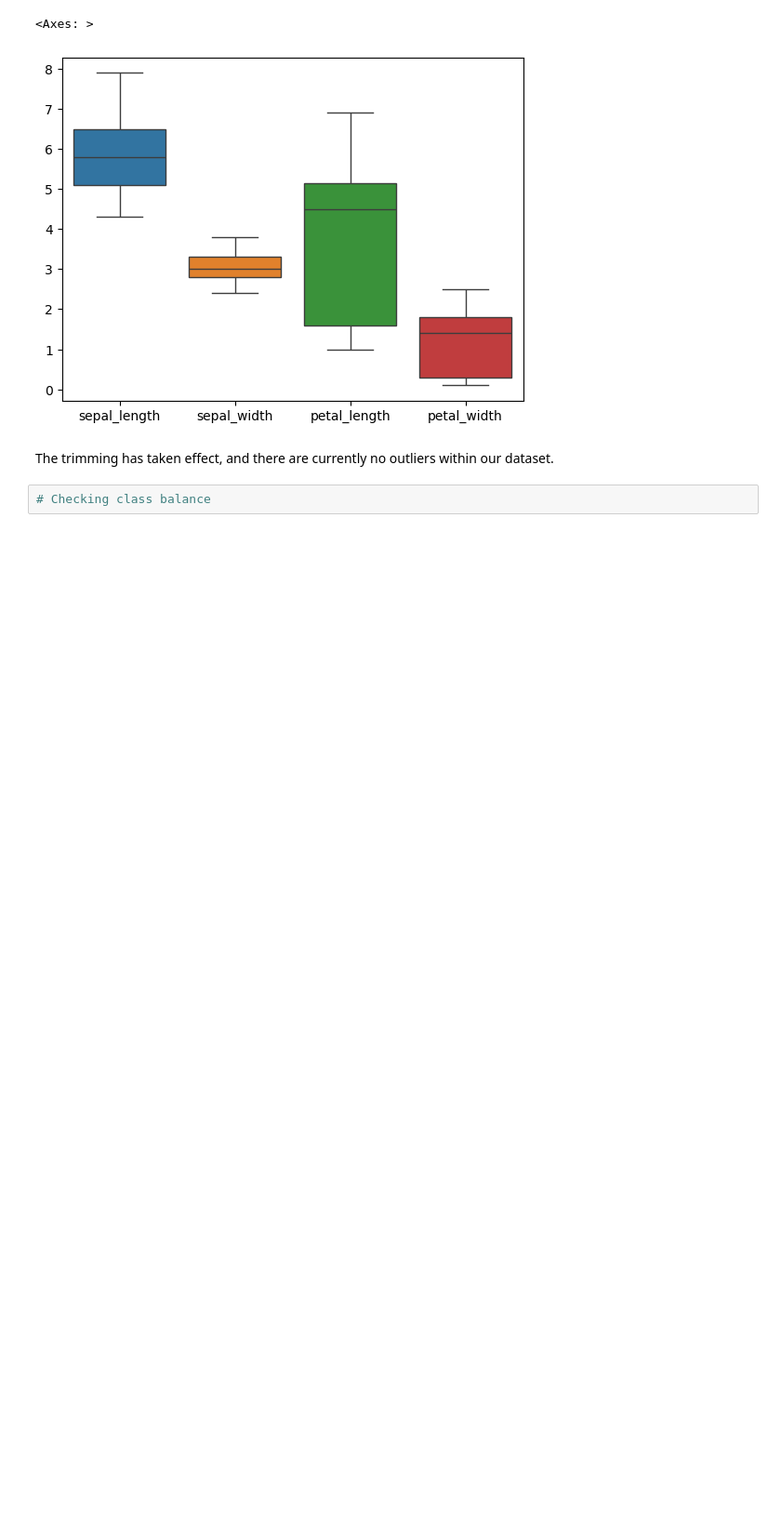
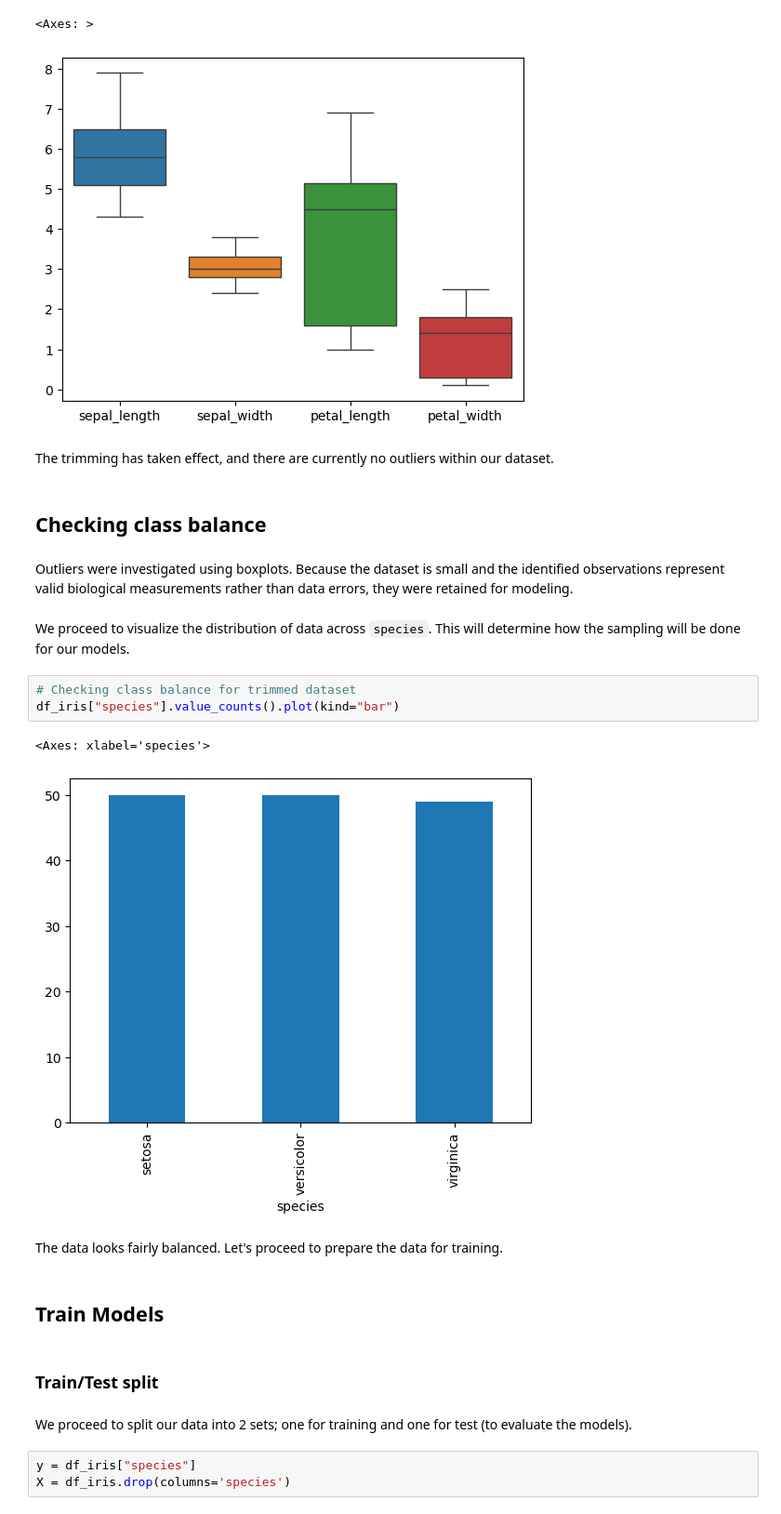
Before and after one commit to Mohammed-Hanan-Othman/datheon, a Jupyter notebook: task-1-iris/notebooks/iris-classification.ipynb, the cells around one changed output. Shown at 93% size. Cells and saved outputs as stored; diff of their text form; blank space fills up the shorter version.

Commit message:
Implemented class balance checks and train/test split

```diff
--- a/task-1-iris/notebooks/iris-classification.ipynb
+++ b/task-1-iris/notebooks/iris-classification.ipynb
@@ -202,5 +196,26 @@ sns.boxplot(df2)
 [figure]
 # %% [markdown]
 The trimming has taken effect, and there are currently no outliers within our dataset.
+# %% [markdown]
+## Checking class balance
+# %% [markdown]
+Outliers were investigated using boxplots. Because the dataset is small and the identified observations represent valid biological measurements rather than data errors, they were retained for modeling.
+# %% [markdown]
+We proceed to visualize the distribution of data across `species`. This will determine how the sampling will be done for our models.
 # %%
-# Checking class balance
+# Checking class balance for trimmed dataset
+df_iris["species"].value_counts().plot(kind="bar")
+# %% [output]
+<Axes: xlabel='species'>
+[figure, added]
+# %% [markdown]
+The data looks fairly balanced. Let's proceed to prepare the data for training.
+# %% [markdown]
+## Train Models
+# %% [markdown]
+### Train/Test split
+# %% [markdown]
+We proceed to split our data into 2 sets; one for training and one for test (to evaluate the models).
+# %%
+y = df_iris["species"]
+X = df_iris.drop(columns='species')
```
Also changed, not shown: parts of 7 cells of this notebook.
